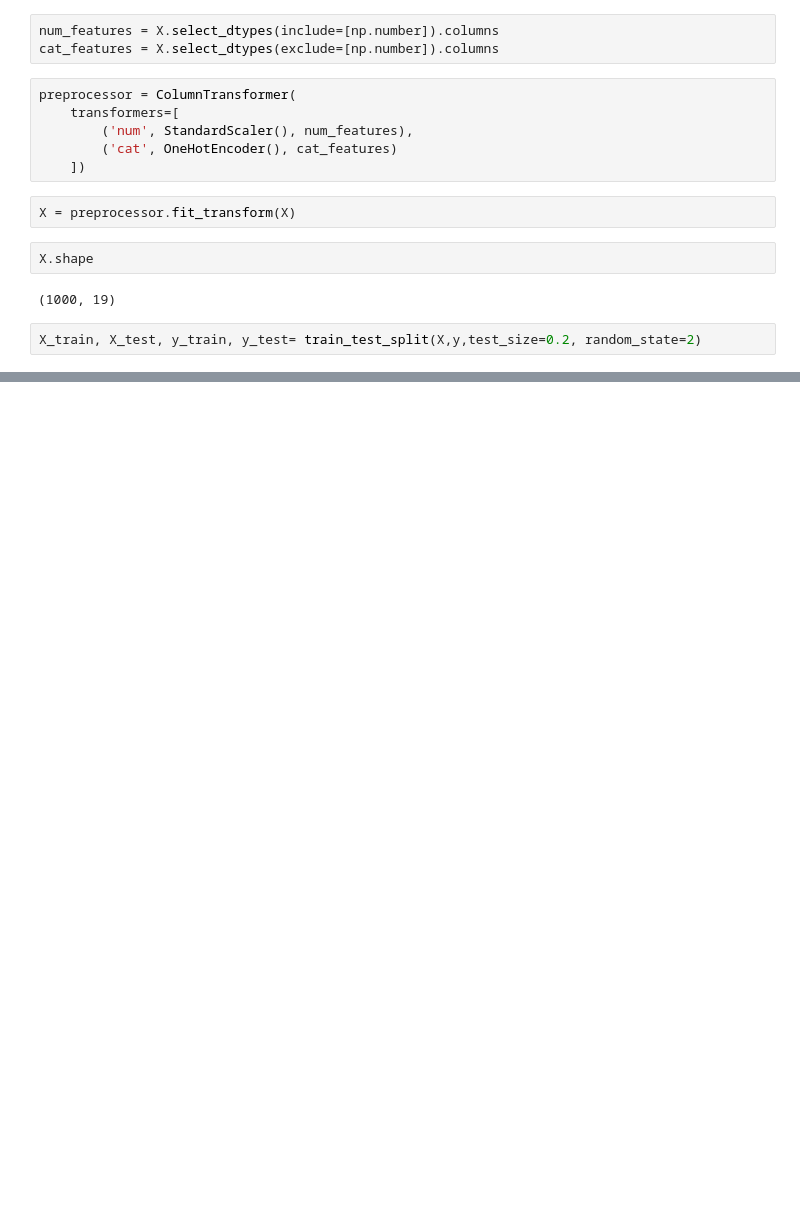
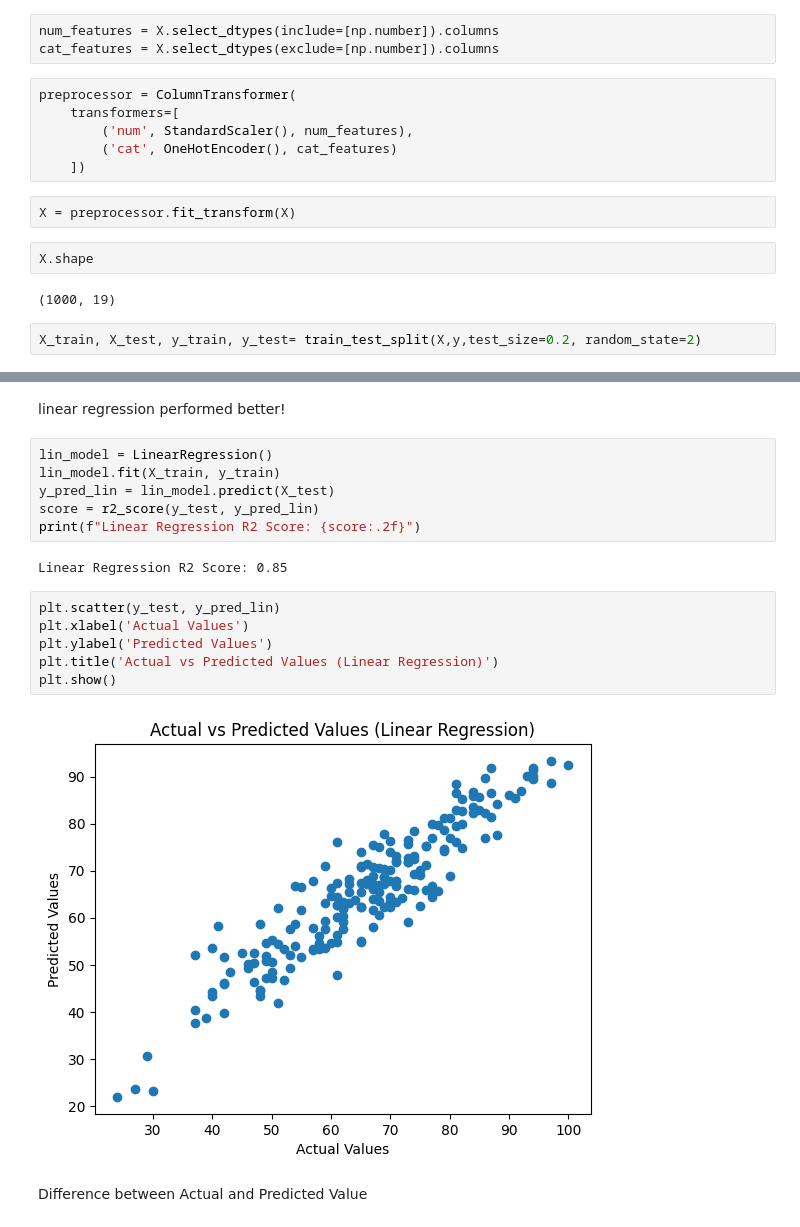
Before and after one commit to SitalAdhikari/student_mark_prediction_ml, a Jupyter notebook: notebook/model_training.ipynb, the cells around one changed output, grey strips where cells are left out. Drawn from its saved outputs; the diff is of its cells as text; blank space fills up the shorter version.

Commit message:
model training completed

```diff
--- a/notebook/model_training.ipynb
+++ b/notebook/model_training.ipynb
@@ -90,3 +90,23 @@ AdaBoost Regressor: MAE=5.59, MSE=47.84, RMSE=6.92, R2=0.78
 Support Vector Regressor: MAE=5.45, MSE=50.90, RMSE=7.13, R2=0.77
 CatBoost Regressor: MAE=4.89, MSE=37.59, RMSE=6.13, R2=0.83
 XGBoost Regressor: MAE=5.10, MSE=42.19, RMSE=6.50, R2=0.81
+# %% [markdown]
+linear regression performed better!
+# %%
+lin_model = LinearRegression()
+lin_model.fit(X_train, y_train)
+y_pred_lin = lin_model.predict(X_test)
+score = r2_score(y_test, y_pred_lin)
+print(f"Linear Regression R2 Score: {score:.2f}")
+# %% [output]
+Linear Regression R2 Score: 0.85
+# %%
+plt.scatter(y_test, y_pred_lin)
+plt.xlabel('Actual Values')
+plt.ylabel('Predicted Values')
+plt.title('Actual vs Predicted Values (Linear Regression)')
+plt.show()
+# %% [output]
+[figure, added]
+# %% [markdown]
+Difference between Actual and Predicted Value
```
Also changed, not shown: parts of 2 cells of this notebook, 3 other files.
